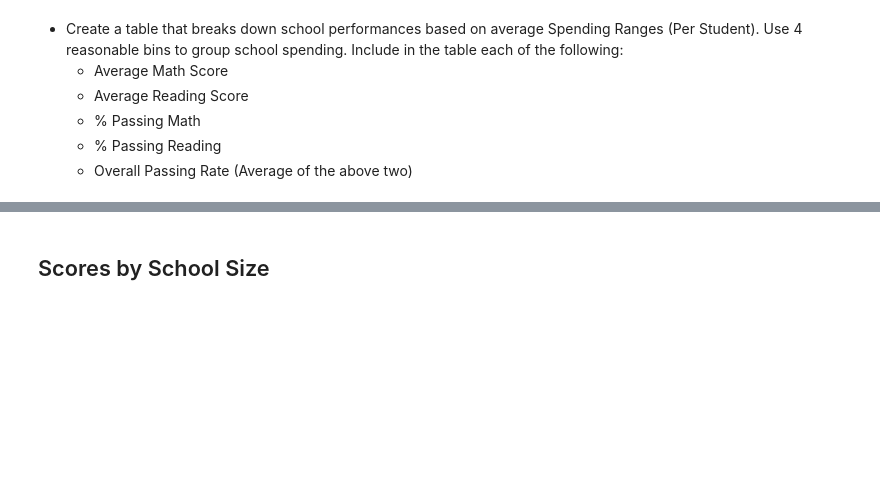
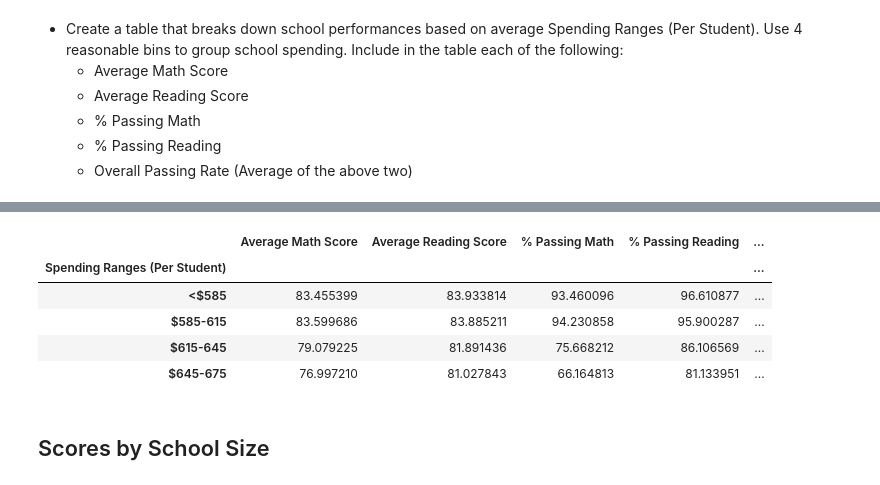
Before and after one commit to pwickliff1/pandas-challenge, a Jupyter notebook: PyCitySchools/PyCitySchools_starter.ipynb, the cells around one changed output, grey strips where cells are left out. Cells and saved outputs as stored; diff of their text form; code cells hidden in the pictures; blank space fills up the shorter version.

```diff
--- a/PyCitySchools/PyCitySchools_starter.ipynb
+++ b/PyCitySchools/PyCitySchools_starter.ipynb
@@ -355,3 +304,55 @@ spending_list_df
+# %%
+# Calculate aggregates for School Summaries
+student_school_count = school_data_complete["school_name"].value_counts()
+school_grouped_df = school_data_complete.groupby(["school_name"])
+
+# Passing math calculations
+student_school_pass_math = (student_data[student_data["math_score"] >= 70])
+student_school_pass_math_df = student_school_pass_math.groupby(["school_name"])
+school_pass_math = student_school_pass_math_df["math_score"]
+
+
+# Passing reading calculations
+student_school_pass_reading = (student_data[student_data["reading_score"] >= 70])
+student_school_pass_reading_df = student_school_pass_reading.groupby(["school_name"])
+school_pass_reading = student_school_pass_reading_df["reading_score"]
+
+# Assigning results to variables
+school_avg_math = school_grouped_df["math_score"].sum()/student_school_count
+school_avg_reading = school_grouped_df["reading_score"].sum()/student_school_count
+school_budget = school_grouped_df["budget"].sum()/student_school_count
+school_budget_student = school_budget/student_school_count
+school_pass_math = (school_pass_math.count()/student_school_count)*100
+school_pass_reading = (school_pass_reading.count()/student_school_count)*100
+overall_passing_rate = (school_pass_math + school_pass_reading)/2
+
+# Create dataframe with results
+school_summary_table = pd.DataFrame({
+                                    "Per Student Budget":school_budget_student,
+                                    "Average Math Score":school_avg_math,
+                                    "Average Reading Score":school_avg_reading,
+                                    "% Passing Math":school_pass_math,
+                                    "% Passing Reading":school_pass_reading,
+                                    "% Overall Passing Rate":overall_passing_rate
+                                    })
+
+
+# Create binned element
+school_summary_table["Spending Ranges (Per Student)"] = pd.cut(school_summary_table["Per Student Budget"], spending_bins, labels=group_names)
+
+# Group Spending Range and average datafrma
+school_summary_table = school_summary_table.groupby("Spending Ranges (Per Student)")
+school_summary_table = school_summary_table.mean()
+
+# Display Report
+school_summary_table.loc[:,["Average Math Score","Average Reading Score", "% Passing Math","% Passing Reading","% Overall Passing Rate"]]
+# %% [output]
+|  | Average Math Score | Average Reading Score | % Passing Math | % Passing Reading | ... |
+| Spending Ranges (Per Student) |  |  |  |  | ... |
+| <$585 | 83.455399 | 83.933814 | 93.460096 | 96.610877 | ... |
+| $585-615 | 83.599686 | 83.885211 | 94.230858 | 95.900287 | ... |
+| $615-645 | 79.079225 | 81.891436 | 75.668212 | 86.106569 | ... |
+| $645-675 | 76.997210 | 81.027843 | 66.164813 | 81.133951 | ... |
 # %% [markdown]
 ## Scores by School Size
 # %% [markdown]
```
Also changed, not shown: parts of 4 cells of this notebook.
